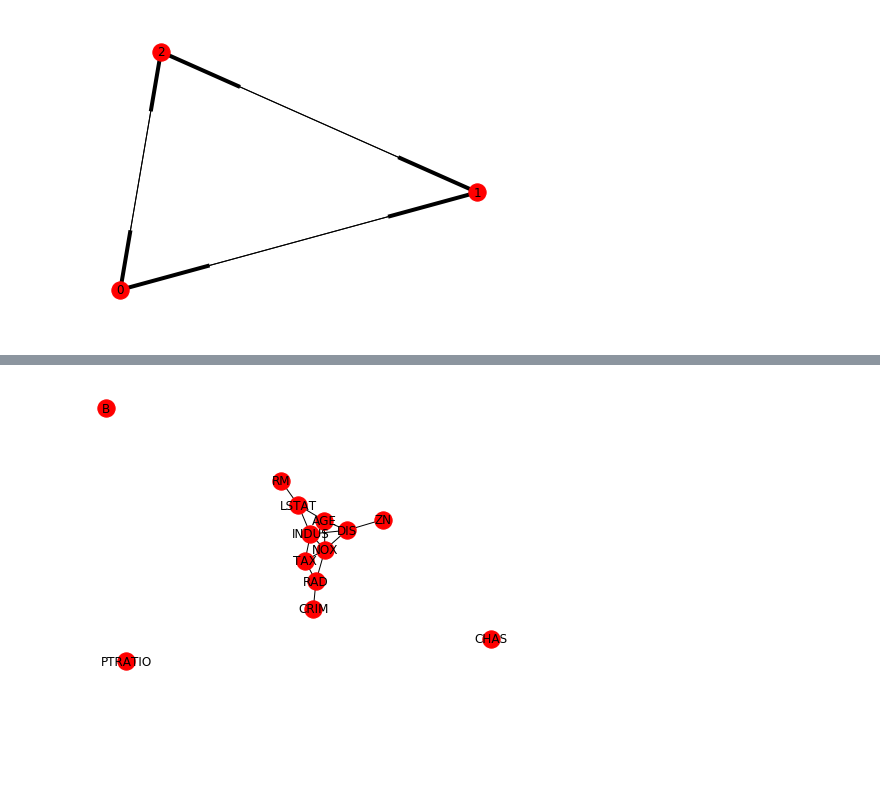
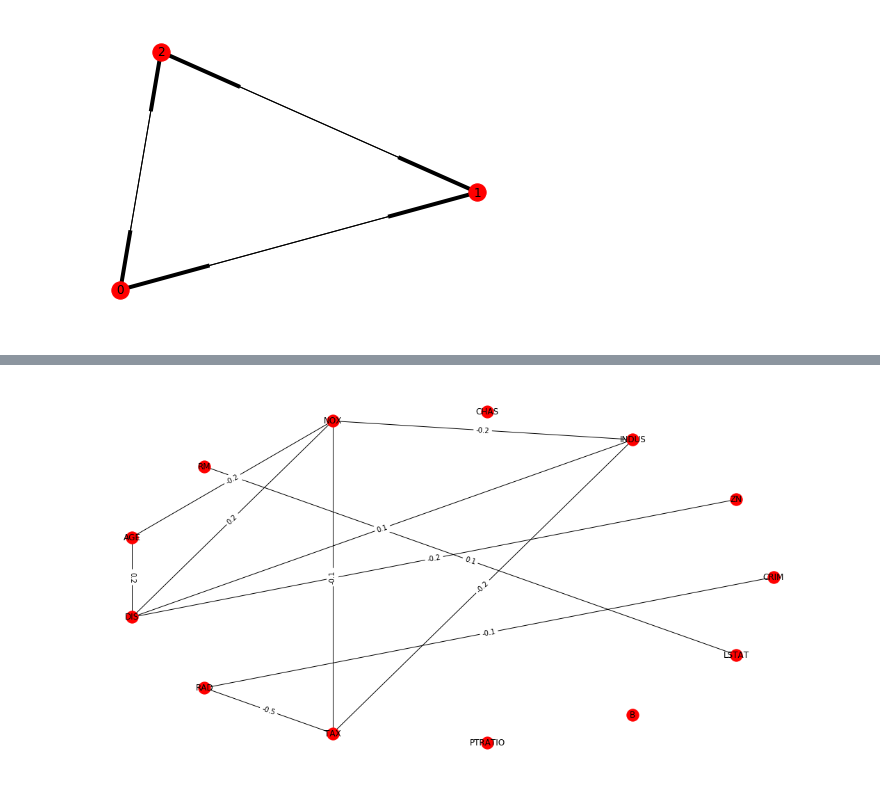
Before and after one commit to gucchi123/network, a Jupyter notebook: label_prop_network.ipynb, the cells around one changed output, grey strips where cells are left out. Saved outputs shown, nothing was run; the diff lists cells and outputs as text; code cells hidden in the pictures; blank space fills up the shorter version.

```diff
--- a/label_prop_network.ipynb
+++ b/label_prop_network.ipynb
@@ -355,8 +199,15 @@ for i in df.index:
     for c in df.columns:
         if c>=i:
             if abs(df.loc[i,c]) > 0.1:
-                G.add_edge(i, c)
+                G.add_edge(i, c, weight='{:.1f}'.format(df.loc[i, c]))
-# %%
-nx.draw(G, with_labels=True)
-# %% [output]
-[figure, removed]
+# %%
+plt.figure(figsize=(20,10))
+
+edge_labels = {(i, j): w['weight'] for i, j, w in G.edges(data=True)}
+pos = nx.shell_layout(G)
+nx.draw_networkx_edge_labels(G, pos, edge_labels=edge_labels)
+nx.draw(G, pos, with_labels=True)
+#nx.draw(G, with_labels=True)
+plt.show()
+# %% [output]
+[figure, added]
```
Also changed, not shown: parts of 10 cells of this notebook.
